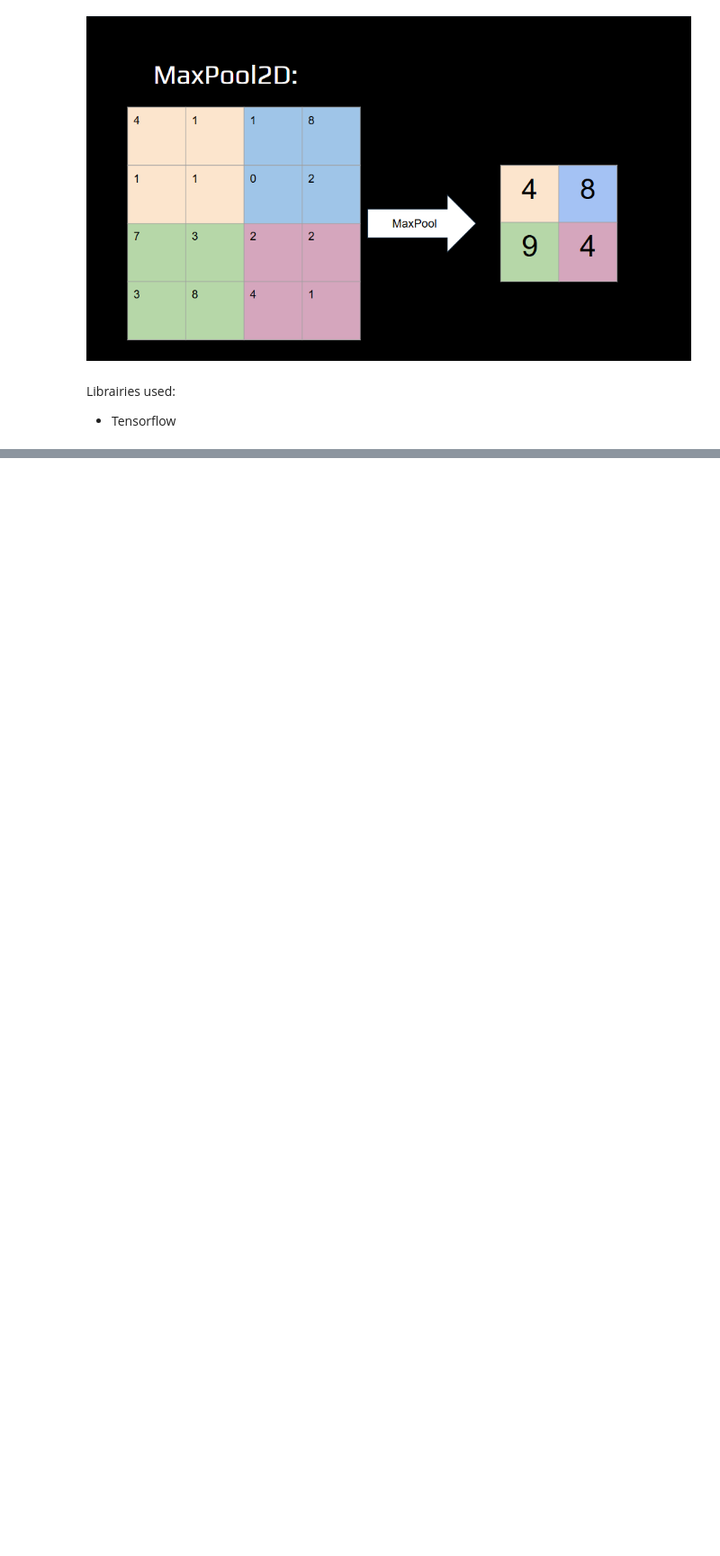
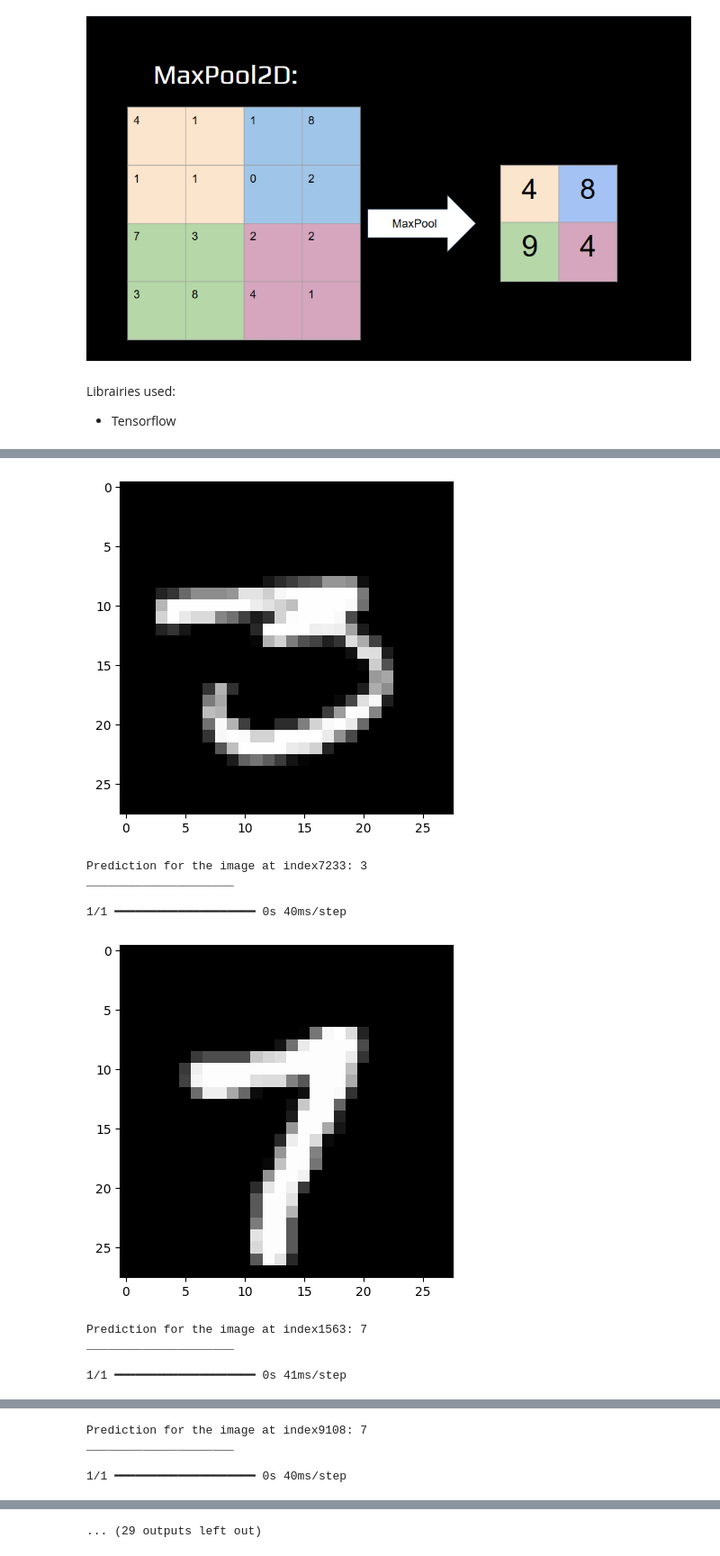
Before and after one commit to sebastien-doyez2812/CodeWithMe-1_MNIST, a Jupyter notebook: CodeWithMe_test1.ipynb, the cells around one changed output, grey strips where cells are left out. Shown at 90% size. Cells and saved outputs as stored; diff of their text form; code cells hidden in the pictures; blank space fills up the shorter version.

```diff
--- a/CodeWithMe_test1.ipynb
+++ b/CodeWithMe_test1.ipynb
@@ -17,0 +230,13 @@ import tensorflow as tf  # Framework for deep learning
+# %%
+import numpy as np
+
+NUMBER_IMG = 20
+
+for i in range(NUMBER_IMG):
+    idx = np.random.randint(x_test.shape[0])
+    test_data = x_test[idx].reshape((1, 28, 28, 1))
+    prediction = my_model.predict(test_data)
+    plt.imshow(x_test[idx], cmap='gray')
+    plt.show()
+    print(f"Prediction for the image at index {idx}: {np.argmax(prediction)}\n_____________________\n")
+# %% [output]
@@ -17,0 +244,10 @@ import tensorflow as tf  # Framework for deep learning
+[figure, added]
+Prediction for the image at index7233: 3
+_____________________
+
+1/1 ━━━━━━━━━━━━━━━━━━━━ 0s 40ms/step
+[figure, added]
+Prediction for the image at index1563: 7
+_____________________
+
+1/1 ━━━━━━━━━━━━━━━━━━━━ 0s 41ms/step
@@ -17,0 +255,4 @@ import tensorflow as tf  # Framework for deep learning
+Prediction for the image at index9108: 7
+_____________________
+
+1/1 ━━━━━━━━━━━━━━━━━━━━ 0s 40ms/step
@@ -17,0 +270 @@ import tensorflow as tf  # Framework for deep learning
+... (29 outputs left out)
```
Also changed, not shown: parts of 23 cells of this notebook.
